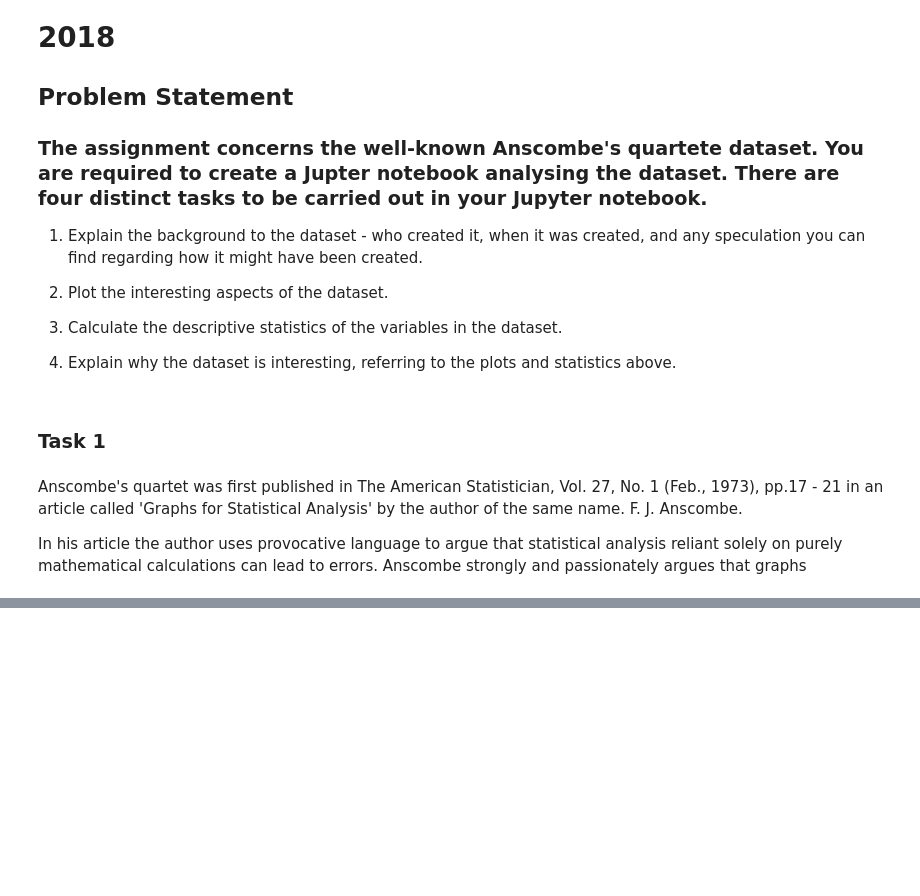
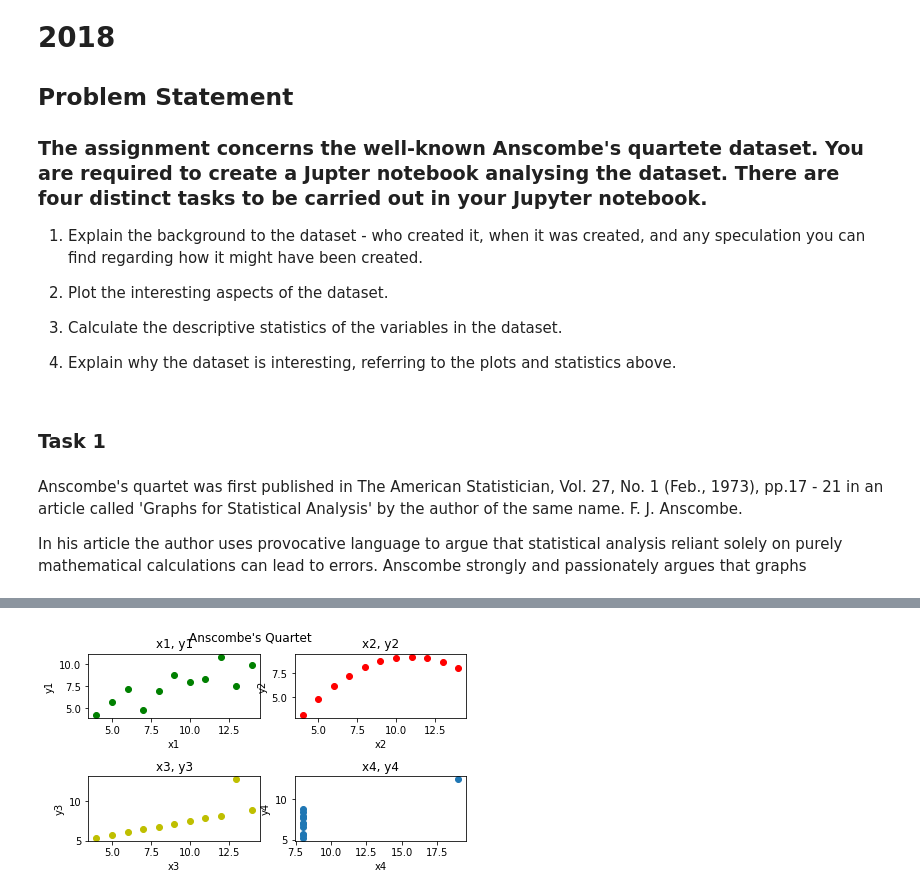
Before and after one commit to SimonMcLain/Fundaments-of-Data-Analysis---Practicals, a Jupyter notebook: Fundamentals-of-Data-Analysis-Practical.ipynb, the cells around one changed output, grey strips where cells are left out. Saved outputs shown, nothing was run; the diff lists cells and outputs as text; code cells hidden in the pictures; blank space fills up the shorter version.

Commit message:
Added some charts

```diff
--- a/Fundamentals-of-Data-Analysis-Practical.ipynb
+++ b/Fundamentals-of-Data-Analysis-Practical.ipynb
@@ -24,0 +51,30 @@ In his article the author uses provocative language to argue that statistical an
+# %%
+plt.subplot(2, 2, 1)
+plt.scatter(x1, y1, c='g')
+plt.title("x1, y1")
+plt.xlabel("x1")
+plt.ylabel("y1")
+
+plt.subplot(2, 2, 2)
+plt.scatter(x2, y2, c='r')
+plt.title("x2, y2")
+plt.xlabel("x2")
+plt.ylabel("y2")
+
+plt.subplot(2, 2, 3)
+plt.scatter(x3, y3, c='y')
+plt.title("x3, y3")
+plt.xlabel("x3")
+plt.ylabel("y3")
+
+plt.subplot(2, 2, 4)
+plt.scatter(x4, y4)
+plt.title("x4, y4")
+plt.xlabel("x4")
+plt.ylabel("y4")
+
+plt.suptitle("Anscombe's Quartet")
+
+plt.subplots_adjust(left=0.125, bottom=0.25, right=1.0, top=0.9, wspace=0.2, hspace=0.9)
+# %% [output]
+[figure, added]
```
Also changed, not shown: parts of 10 cells of this notebook.
